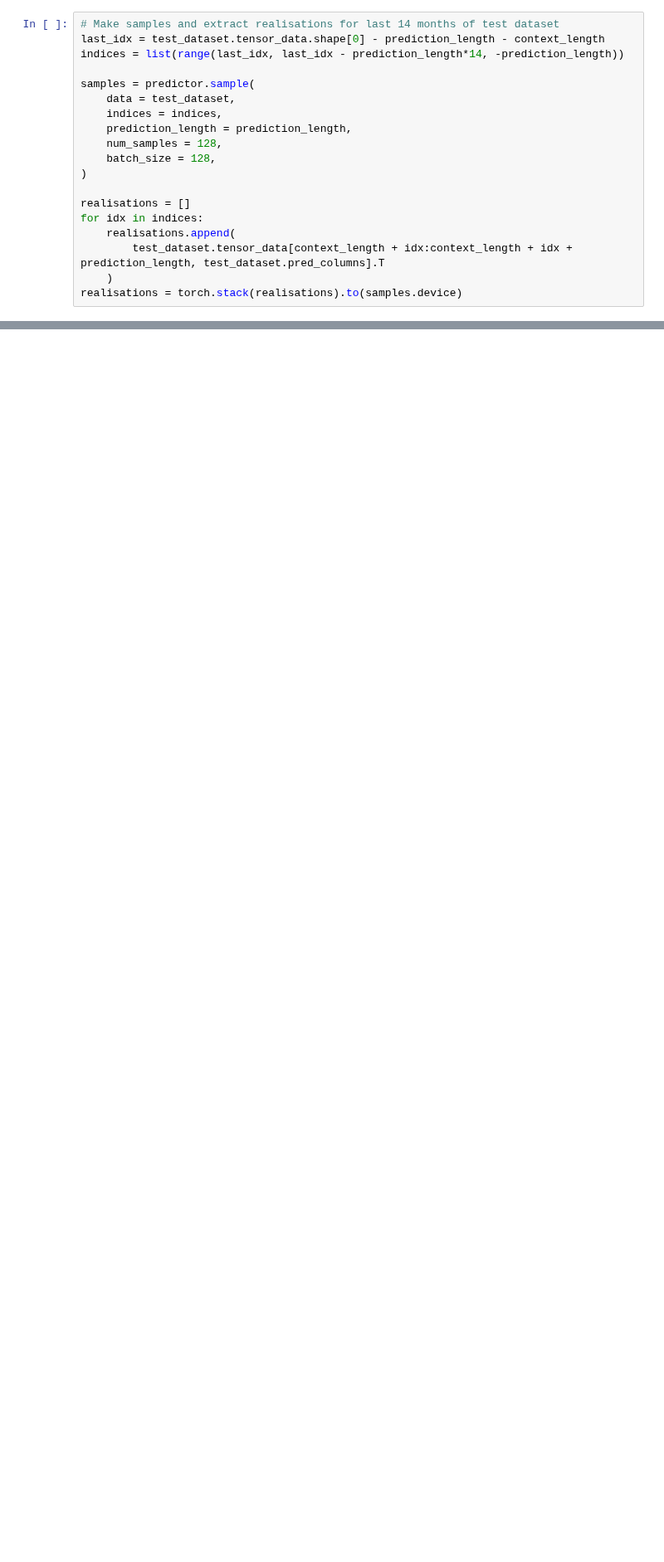
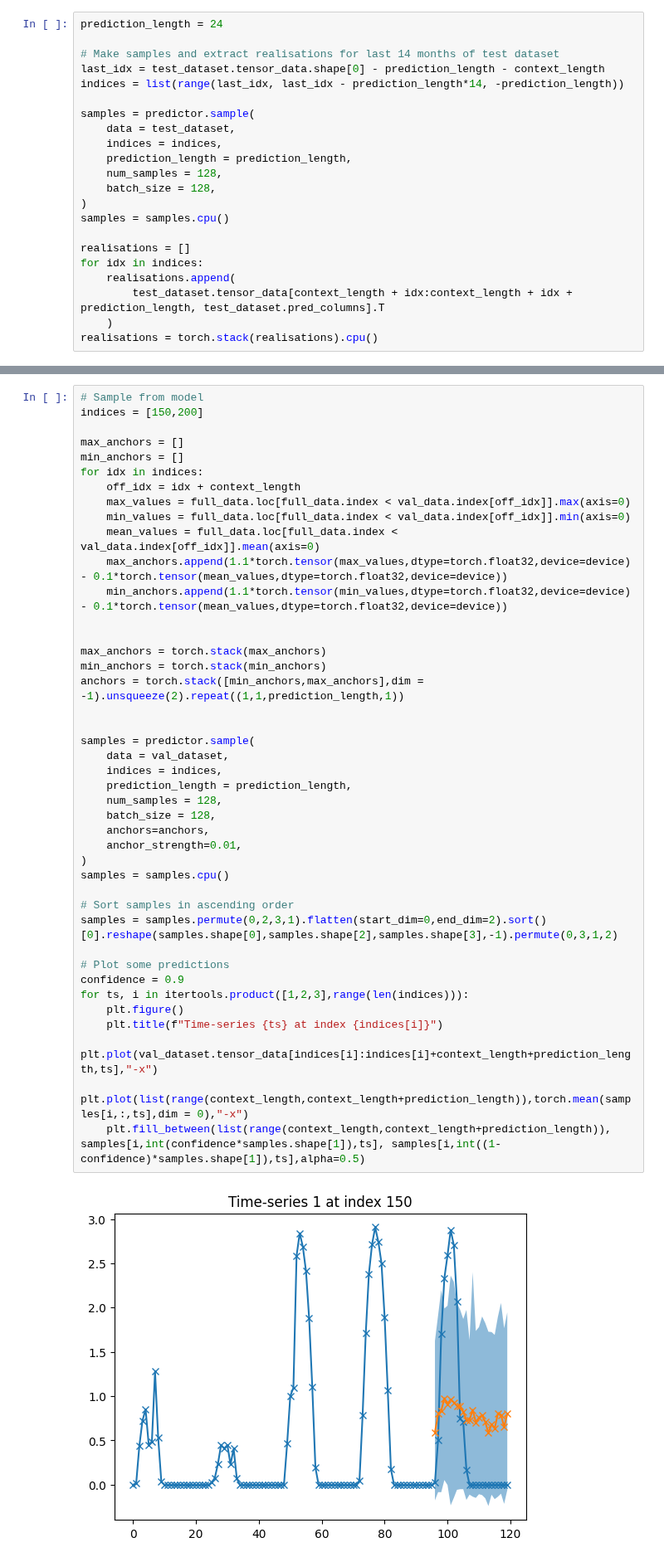
Before and after one commit to EdvardJSHolen/Final-Year-Project, a Jupyter notebook: timefusion/examples/solar.ipynb, the cells around one changed output, grey strips where cells are left out. Shown at 83% size. Drawn from its saved outputs; the diff is of its cells as text; blank space fills up the shorter version.

```diff
--- a/timefusion/examples/solar.ipynb
+++ b/timefusion/examples/solar.ipynb
@@ -146,4 +194,6 @@ for ts, i in itertools.product([1,2,3],range(len(indices))):
 # %%
+prediction_length = 24
+
 # Make samples and extract realisations for last 14 months of test dataset
 last_idx = test_dataset.tensor_data.shape[0] - prediction_length - context_length
 indices = list(range(last_idx, last_idx - prediction_length*14, -prediction_length))
@@ -155,13 +205,14 @@ samples = predictor.sample(
     num_samples = 128,
     batch_size = 128,
 )
+samples = samples.cpu()
 
 realisations = []
 for idx in indices:
     realisations.append(
         test_dataset.tensor_data[context_length + idx:context_length + idx + prediction_length, test_dataset.pred_columns].T
     )
-realisations = torch.stack(realisations).to(samples.device)
+realisations = torch.stack(realisations).cpu()
 # %%
 # Calculate metrics
 mean_predictions = samples.mean(axis=1)
@@ -181,0 +233,44 @@ CRPS_sum: 51.379569899468194 Variogram_score: 0.3521912515917349
+# %%
+# Sample from model
+indices = [150,200]
+
+max_anchors = []
+min_anchors = []
+for idx in indices:
+    off_idx = idx + context_length
+    max_values = full_data.loc[full_data.index < val_data.index[off_idx]].max(axis=0)
+    min_values = full_data.loc[full_data.index < val_data.index[off_idx]].min(axis=0)
+    mean_values = full_data.loc[full_data.index < val_data.index[off_idx]].mean(axis=0)
+    max_anchors.append(1.1*torch.tensor(max_values,dtype=torch.float32,device=device) - 0.1*torch.tensor(mean_values,dtype=torch.float32,device=device))
+    min_anchors.append(1.1*torch.tensor(min_values,dtype=torch.float32,device=device) - 0.1*torch.tensor(mean_values,dtype=torch.float32,device=device))
+
+
+max_anchors = torch.stack(max_anchors)
+min_anchors = torch.stack(min_anchors)
+anchors = torch.stack([min_anchors,max_anchors],dim = -1).unsqueeze(2).repeat((1,1,prediction_length,1))
+
+
+samples = predictor.sample(
+    data = val_dataset,
+    indices = indices,
+    prediction_length = prediction_length,
+    num_samples = 128,
+    batch_size = 128,
+    anchors=anchors,
+    anchor_strength=0.01,
+)
+samples = samples.cpu()
+
+# Sort samples in ascending order
+samples = samples.permute(0,2,3,1).flatten(start_dim=0,end_dim=2).sort()[0].reshape(samples.shape[0],samples.shape[2],samples.shape[3],-1).permute(0,3,1,2)
+
+# Plot some predictions
+confidence = 0.9
+for ts, i in itertools.product([1,2,3],range(len(indices))):
+    plt.figure()
+    plt.title(f"Time-series {ts} at index {indices[i]}")
+    plt.plot(val_dataset.tensor_data[indices[i]:indices[i]+context_length+prediction_length,ts],"-x")
+    plt.plot(list(range(context_length,context_length+prediction_length)),torch.mean(samples[i,:,ts],dim = 0),"-x")
+    plt.fill_between(list(range(context_length,context_length+prediction_length)), samples[i,int(confidence*samples.shape[1]),ts], samples[i,int((1-confidence)*samples.shape[1]),ts],alpha=0.5)
+# %% [output]
+[figure, added]
```
Also changed, not shown: parts of 9 cells of this notebook, 10 other files.
